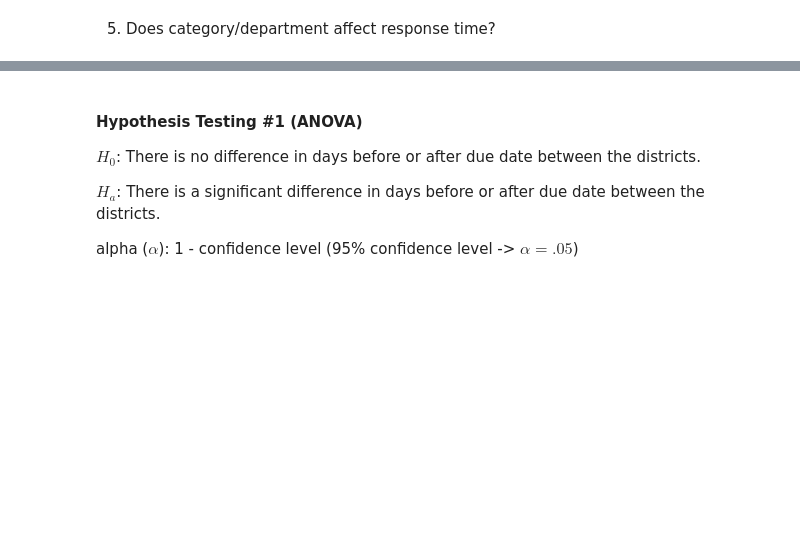
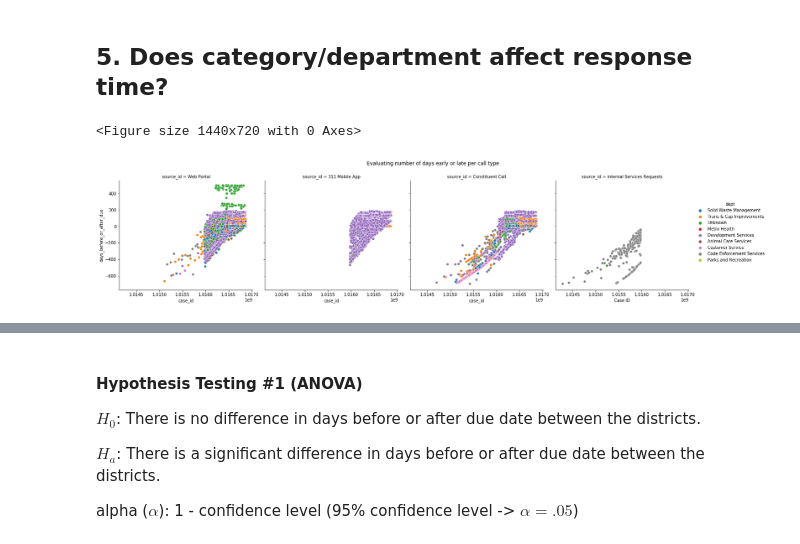
Before and after one commit to 3-1-1-Codeup/project, a Jupyter notebook: workbooks/gabby/explore_walkthrough.ipynb, the cells around one changed output, grey strips where cells are left out. Cells and saved outputs as stored; diff of their text form; code cells hidden in the pictures; blank space fills up the shorter version.

```diff
--- a/workbooks/gabby/explore_walkthrough.ipynb
+++ b/workbooks/gabby/explore_walkthrough.ipynb
@@ -14,4 +15,4 @@ import os
 df_1= get_311_data()
 df = clean_311(df_1)
 # %%
-train, validate, test, X_train, y_train, X_validate, y_validate, X_test, y_test = split_separate_scale(df, stratify_by= None)
+train, validate, test, X_train, y_train, X_validate, y_validate, X_test, y_test, train_scaled, validate_scaled, test_scaled = split_separate_scale(df, stratify_by= None)
@@ -26,2 +52,2 @@ train.head()
 # %% [markdown]
-5. Does category/department affect response time?
+## 5. Does category/department affect response time?
@@ -30 +54,6 @@ sns.distplot(train.days_before_or_after_due)
+# %%
+make_dbad_relplot(train)
+# %% [output]
+<Figure size 1440x720 with 0 Axes>
+[figure, added]
 # %%
```
Also changed, not shown: parts of 39 cells of this notebook, 1 other file.
